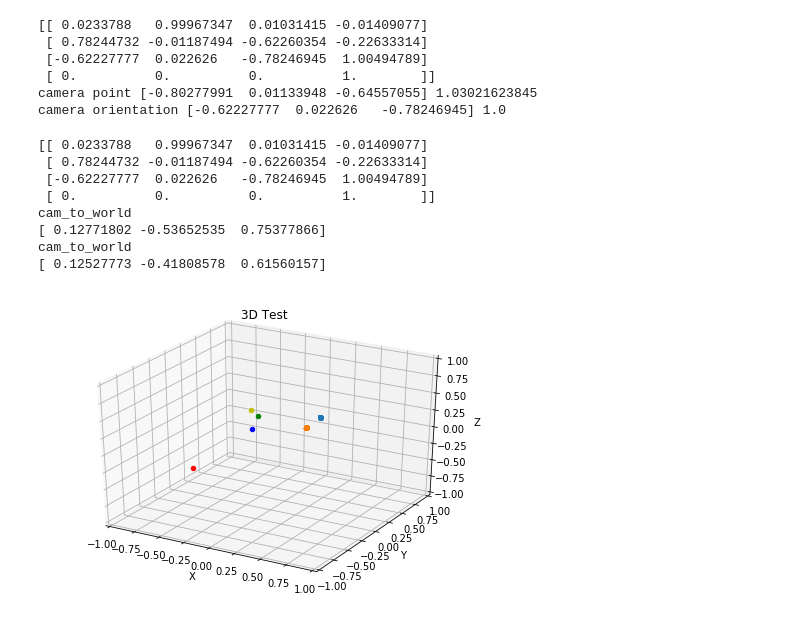
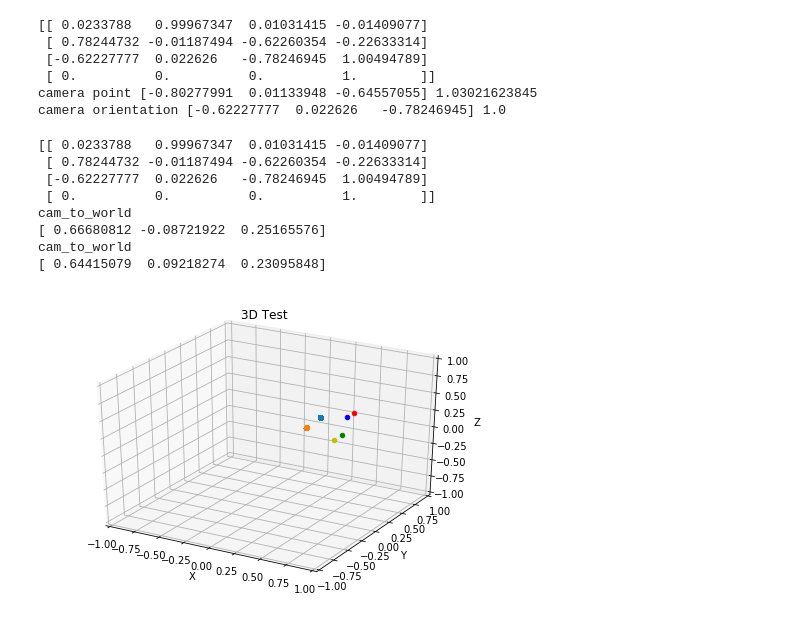
Before and after one commit to rmqlife/camera_transform, a Jupyter notebook: model_view_transform.ipynb, the cells around one changed output. Cells and saved outputs as stored; diff of their text form; code cells hidden in the pictures.

```diff
--- a/model_view_transform.ipynb
+++ b/model_view_transform.ipynb
@@ -37,6 +37,7 @@ camera orientation [-0.62227777  0.022626   -0.78246945] 1.0
 import matplotlib.pyplot as plt
 import mpl_toolkits.mplot3d.axes3d as p3
 import matplotlib.animation as animation
+import numpy as np
 def canvas():
     fig = plt.figure()
     ax = p3.Axes3D(fig)
@@ -72,7 +73,7 @@ def get_camera_pose(R,t):
 
     #https://math.stackexchange.com/questions/82602/how-to-find-camera-position-and-rotation-from-a-4x4-matrix
     # position of camera
-    cp = np.dot(R.T,t).reshape((-1))
+    cp = -np.dot(R.T,t).reshape((-1))
     # orientation of camera
     co = np.dot(R.T,(0,0,1))
     return cp, co
@@ -82,7 +83,8 @@ def cam_to_world(R,t,p):
     MV = np.hstack((R,t))
     MV = np.vstack((MV,(0,0,0,1)))
     p = np.hstack((p,1))
-    p = np.dot(MV,p)
+    from numpy.linalg import inv
+    p = np.dot(inv(MV),p)
     p = p[:3]/p[3]
     print(p)
     return p
@@ -98,34 +100,34 @@ R = [ 2.3378803662741476e-02, 9.9967347165206788e-01,
 1.0314146324401974e-02, 7.8244732224413349e-01,
 -1.1874935764705663e-02, -6.2260354465226841e-01,
 -6.2227776712034633e-01, 2.2626002202914774e-02,
 -7.8246945280440794e-01 ]
 t = [ -1.4090767998063891e-02, -2.2633313622261866e-01,
 1.0049478890295083e+00 ]
 import numpy as np
 R = np.array(R).reshape((3,3))
 t = np.array(t).reshape((3,1))
 cp, co = get_camera_pose(R,t)
 hand_left, hand_right = get_hand_pose(R,t)
 fig, ax = canvas()
 import numpy as np
 robot_pos = np.load('robot_arms.npy')
 
 #ax.scatter(j1z,j1x,j1y)
 # draw_vector(ax,joints_react[0,:],joints_react[-2,:])
 draw_point(ax, cp, c='r')
-draw_point(ax, cp-co, c='b')
+draw_point(ax, cp+co*0.1, c='b')
 draw_point(ax, hand_left, c='y')
 draw_point(ax, hand_right, c='g')
 draw_points(ax, robot_pos[:,:3])
 draw_points(ax, robot_pos[:,-3:])
 plt.show()
 # %% [output]
 [[ 0.0233788   0.99967347  0.01031415 -0.01409077]
  [ 0.78244732 -0.01187494 -0.62260354 -0.22633314]
  [-0.62227777  0.022626   -0.78246945  1.00494789]
  [ 0.          0.          0.          1.        ]]
 cam_to_world
-[ 0.12771802 -0.53652535  0.75377866]
+[ 0.66680812 -0.08721922  0.25165576]
 cam_to_world
-[ 0.12527773 -0.41808578  0.61560157]
+[ 0.64415079  0.09218274  0.23095848]
-[figure, old version]
+[figure, new version]
```
Also changed, not shown: 2 other files.
